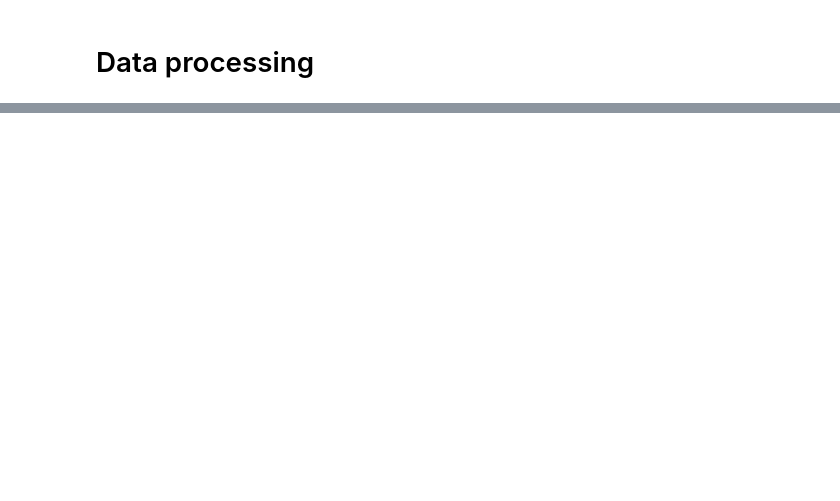
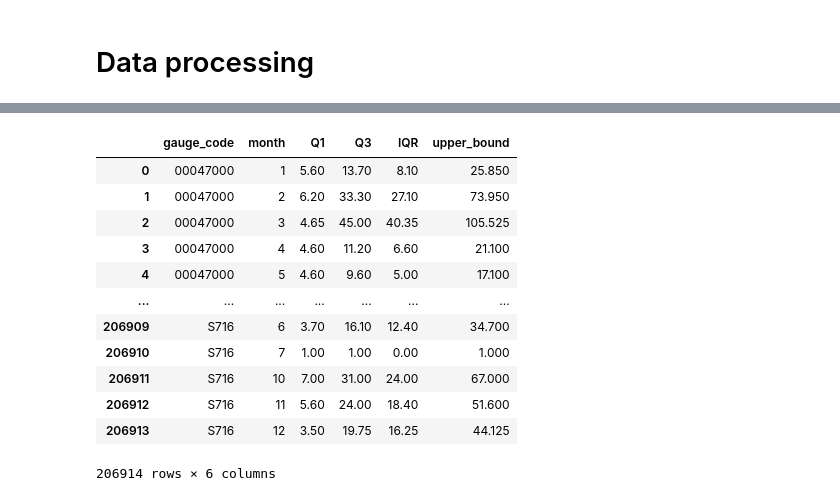
Before and after one commit to LARHENA/UFPB_Brain-D, a Jupyter notebook: Scripts e Dados/2.4 - Quality Control (Q3 - outliers).ipynb, the cells around one changed output, grey strips where cells are left out. Drawn from its saved outputs; the diff is of its cells as text; code cells hidden in the pictures; blank space fills up the shorter version.

```diff
--- a/Scripts e Dados/2.4 - Quality Control (Q3 - outliers).ipynb
+++ b/Scripts e Dados/2.4 - Quality Control (Q3 - outliers).ipynb
@@ -91,0 +10,21 @@ df_q3_outliers
+# %%
+chunk_size = 13000000  # Adjust the chunk size as needed
+chunks = []
+df_data = pd.DataFrame()
+
+# Read the filtered data in chunks  from the HDF5 file
+
+with pd.HDFStore(cleaned_path, mode='r') as store:
+    total_chunks = store.get_storer('table_data_filtered').nrows // chunk_size + 1
+    print(f"Rows in table_data_filtered: {store.get_storer('table_data_filtered').nrows}\n")
+    start_time, step_time = time.time(), time.time()
+    for i, chunk in enumerate(store.select('table_data_filtered', chunksize=chunk_size)):
+        if df_data.empty:
+            df_data = chunk
+        else:
+            df_data = pd.concat([df_data, chunk], ignore_index=True)  # Concatenate chunk to df_data_filtered (inplace=True)
+        del chunk  # Delete the chunk variable to free up memory
+        print(f"Processed chunk {i + 1} of {total_chunks} | Time taken: {(time.time() - step_time):.1f} seconds")
+        step_time = time.time()
+print(f"Total time taken:  {(time.time() - start_time):.1f} seconds")
+df_data
@@ -91,0 +60,35 @@ df_q3_outliers
+# %%
+def calculateQ3(df):
+
+    df_monthly_thresholds = df.copy(deep = True)  # Create a deep copy of the DataFrame
+    df_monthly_thresholds['month'] = df_monthly_thresholds['datetime'].dt.month
+    df_monthly_thresholds['year'] = df_monthly_thresholds['datetime'].dt.year
+
+    df_monthly_thresholds = df_monthly_thresholds[df_monthly_thresholds['rain_mm'] >= 1.0]  # Filter rainy days first
+    df_monthly_thresholds = df_monthly_thresholds.groupby(['gauge_code', 'month'])['rain_mm'].agg(
+        Q1=lambda x: x.quantile(0.25) if not x.empty else np.nan,
+        Q3=lambda x: x.quantile(0.75) if not x.empty else np.nan
+    ).reset_index()
+
+    df_monthly_thresholds['IQR'] = df_monthly_thresholds['Q3'] - df_monthly_thresholds['Q1']
+    # df_monthly_thresholds['lower_bound'] = df_monthly_thresholds['Q1'] - 1.5 * df_monthly_thresholds['IQR']
+    df_monthly_thresholds['upper_bound'] = df_monthly_thresholds['Q3'] + 1.5 * df_monthly_thresholds['IQR']
+
+    return df_monthly_thresholds
+
+df_monthly_thresholds = calculateQ3(df_data)
+df_monthly_thresholds
+# %% [output]
+|  | gauge_code | month | Q1 | Q3 | IQR | upper_bound |
+| 0 | 00047000 | 1 | 5.60 | 13.70 | 8.10 | 25.850 |
+| 1 | 00047000 | 2 | 6.20 | 33.30 | 27.10 | 73.950 |
+| 2 | 00047000 | 3 | 4.65 | 45.00 | 40.35 | 105.525 |
+| 3 | 00047000 | 4 | 4.60 | 11.20 | 6.60 | 21.100 |
+| 4 | 00047000 | 5 | 4.60 | 9.60 | 5.00 | 17.100 |
+| ... | ... | ... | ... | ... | ... | ... |
+| 206909 | S716 | 6 | 3.70 | 16.10 | 12.40 | 34.700 |
+| 206910 | S716 | 7 | 1.00 | 1.00 | 0.00 | 1.000 |
+| 206911 | S716 | 10 | 7.00 | 31.00 | 24.00 | 67.000 |
+| 206912 | S716 | 11 | 5.60 | 24.00 | 18.40 | 51.600 |
+| 206913 | S716 | 12 | 3.50 | 19.75 | 16.25 | 44.125 |
+206914 rows × 6 columns
```
Also changed, not shown: parts of 19 cells of this notebook, 2 other files.
